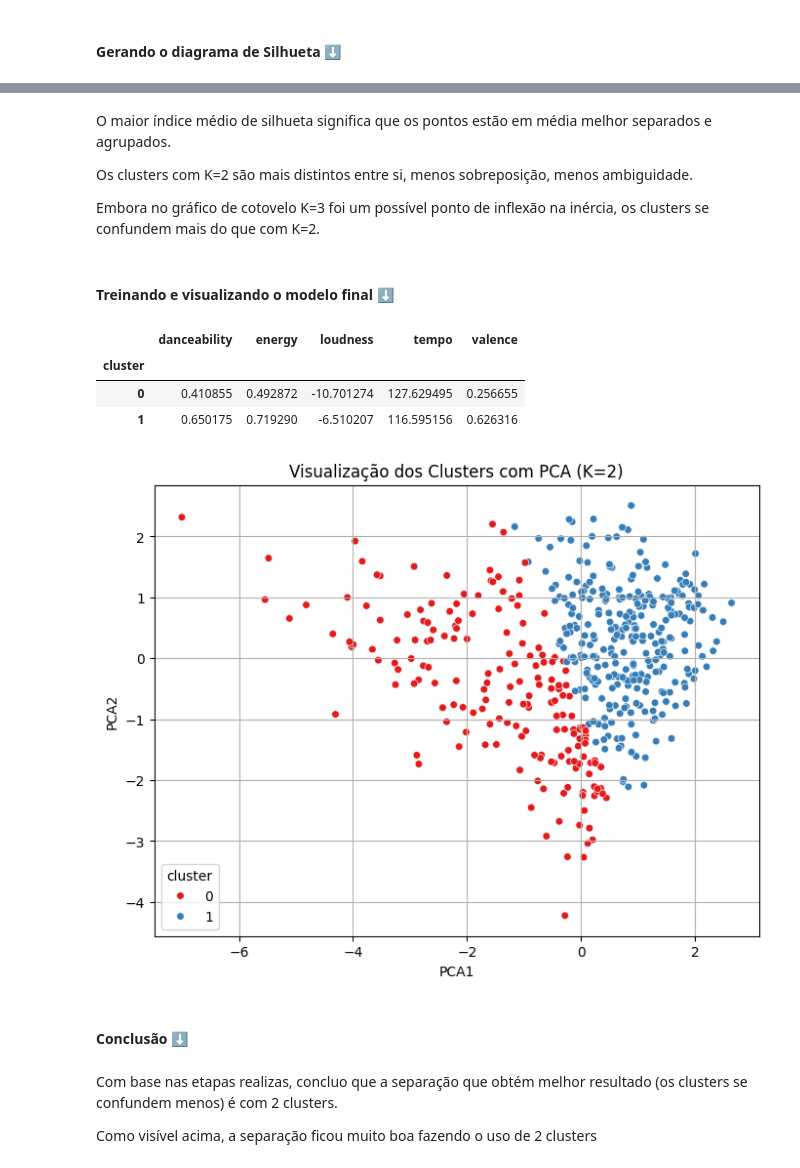
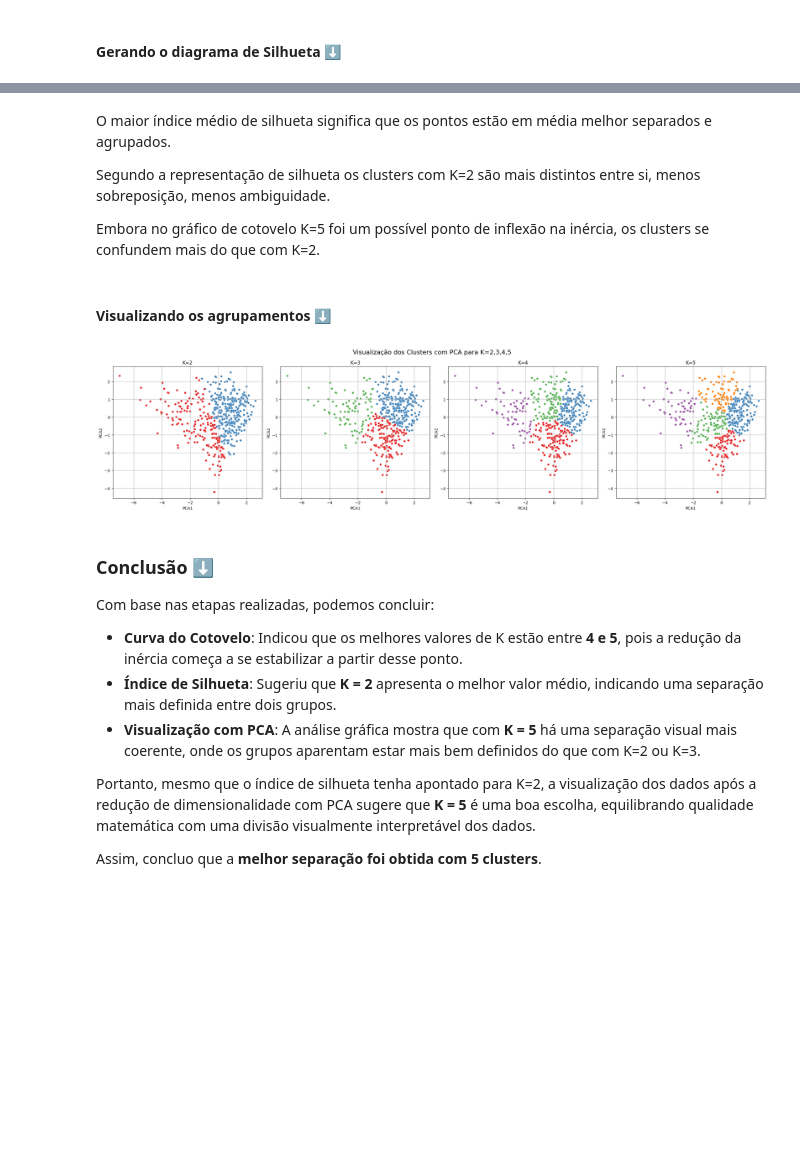
Before and after one commit to JoaoCordeir0/machine_learning_ufv, a Jupyter notebook: avaliacao3.ipynb, the cells around one changed output, grey strips where cells are left out. Drawn from its saved outputs; the diff is of its cells as text; code cells hidden in the pictures; blank space fills up the shorter version.

```diff
--- a/avaliacao3.ipynb
+++ b/avaliacao3.ipynb
@@ -200,42 +222,44 @@ K = 5 | Índice médio de silhueta: 0.2280
 # %% [markdown]
 O maior índice médio de silhueta significa que os pontos estão em média melhor separados e agrupados.
 
-Os clusters com K=2 são mais distintos entre si, menos sobreposição, menos ambiguidade.
+Segundo a representação de silhueta os clusters com K=2 são mais distintos entre si, menos sobreposição, menos ambiguidade.
 
-Embora no gráfico de cotovelo K=3 foi um possível ponto de inflexão na inércia, os clusters se confundem mais do que com K=2.
+Embora no gráfico de cotovelo K=5 foi um possível ponto de inflexão na inércia, os clusters se confundem mais do que com K=2.
 # %% [markdown]
-#### Treinando e visualizando o modelo final ⬇
+#### Visualizando os agrupamentos ⬇
-# %%
-# KMeans com K=2 nos dados escalados
-final_model = KMeans(n_clusters=2, random_state=42)
-final_model.fit(df_scaled)
-
-# Adiciona o rótulo do cluster ao DataFrame original
-df_spotify['cluster'] = final_model.labels_
-# %%
-# Ver a média das características de cada cluster
-cluster_summary = df_spotify.groupby('cluster')[['danceability', 'energy', 'loudness', 'tempo', 'valence']].mean()
-
-cluster_summary
-# %% [output]
-|  | danceability | energy | loudness | tempo | valence |
-| cluster |  |  |  |  |  |
-| 0 | 0.410855 | 0.492872 | -10.701274 | 127.629495 | 0.256655 |
-| 1 | 0.650175 | 0.719290 | -6.510207 | 116.595156 | 0.626316 |
 # %%
-# Reduz para 2D com PCA
-pca = PCA(n_components=2)
-df_pca = pca.fit_transform(df_scaled)
+# Aplica a transformação PCA para reduzir os dados para 2 dimensões
+pca_result = pca.transform(df_scaled)
+df_spotify['PCA1'] = pca_result[:, 0]
+df_spotify['PCA2'] = pca_result[:, 1]
 
-# Adiciona as componentes principais no DataFrame
-df_spotify['PCA1'] = df_pca[:, 0]
-df_spotify['PCA2'] = df_pca[:, 1]
+# Lista de valores de K para testar nos agrupamentos
+ks = [2, 3, 4, 5]
 
-# Scatterplot com cores dos clusters
-plt.figure(figsize=(8, 6))
-sns.scatterplot(data=df_spotify, x='PCA1', y='PCA2', hue='cluster', palette='Set1', s=30)
-plt.title('Visualização dos Clusters com PCA (K=2)')
-plt.grid(True)
+plt.figure(figsize=(24, 6))
+
+# Para cada valor de K, ajusta o KMeans, atribui os rótulos e plota os clusters
+for i, k in enumerate(ks, 1):
+    # Treina o modelo KMeans com k clusters
+    kmeans = KMeans(n_clusters=k, random_state=42)
+    cluster_labels = kmeans.fit_predict(pca_result)
+
+    # Adiciona os rótulos dos clusters ao DataFrame
+    df_spotify[f'cluster_{k}'] = cluster_labels
+
+    # Plota os dados reduzidos pelo PCA, colorindo por cluster
+    plt.subplot(1, 4, i)
+    sns.scatterplot(
+        data=df_spotify, x='PCA1', y='PCA2',
+        hue=f'cluster_{k}', palette='Set1', s=30, legend=False
+    )
+    plt.title(f'K={k}')
+    plt.xlabel('PCA1')
+    plt.ylabel('PCA2')
+    plt.grid(True)
+
+plt.suptitle('Visualização dos Clusters com PCA para K=2,3,4,5', fontsize=16)
+plt.tight_layout()
 plt.show()
 # %% [output]
-[figure, old version]
+[figure, new version]
@@ -245,6 +266,12 @@ df_spotify.to_csv('spotify_com_clusters.csv', index=False)
-# %% [markdown]
-#### Conclusão ⬇
 # %% [markdown]
-Com base nas etapas realizas, concluo que a separação que obtém melhor resultado (os clusters se confundem menos) é com 2 clusters.
+### Conclusão ⬇
 
-Como visível acima, a separação ficou muito boa fazendo o uso de 2 clusters
+Com base nas etapas realizadas, podemos concluir:
+
+- **Curva do Cotovelo**: Indicou que os melhores valores de K estão entre **4 e 5**, pois a redução da inércia começa a se estabilizar a partir desse ponto.
+- **Índice de Silhueta**: Sugeriu que **K = 2** apresenta o melhor valor médio, indicando uma separação mais definida entre dois grupos.
+- **Visualização com PCA**: A análise gráfica mostra que com **K = 5** há uma separação visual mais coerente, onde os grupos aparentam estar mais bem definidos do que com K=2 ou K=3.
+
+Portanto, mesmo que o índice de silhueta tenha apontado para K=2, a visualização dos dados após a redução de dimensionalidade com PCA sugere que **K = 5** é uma boa escolha, equilibrando qualidade matemática com uma divisão visualmente interpretável dos dados.
+
+Assim, concluo que a **melhor separação foi obtida com 5 clusters**.
```
Also changed, not shown: parts of 4 cells of this notebook, 1 other file.
